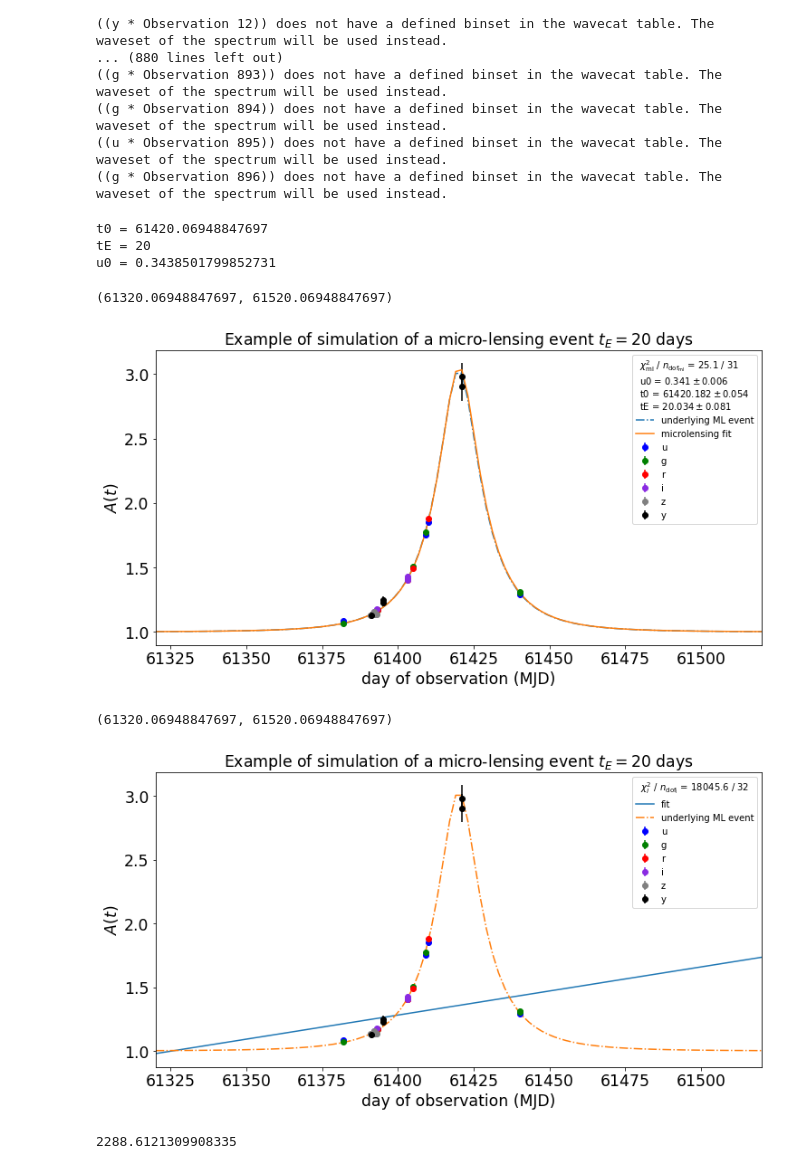
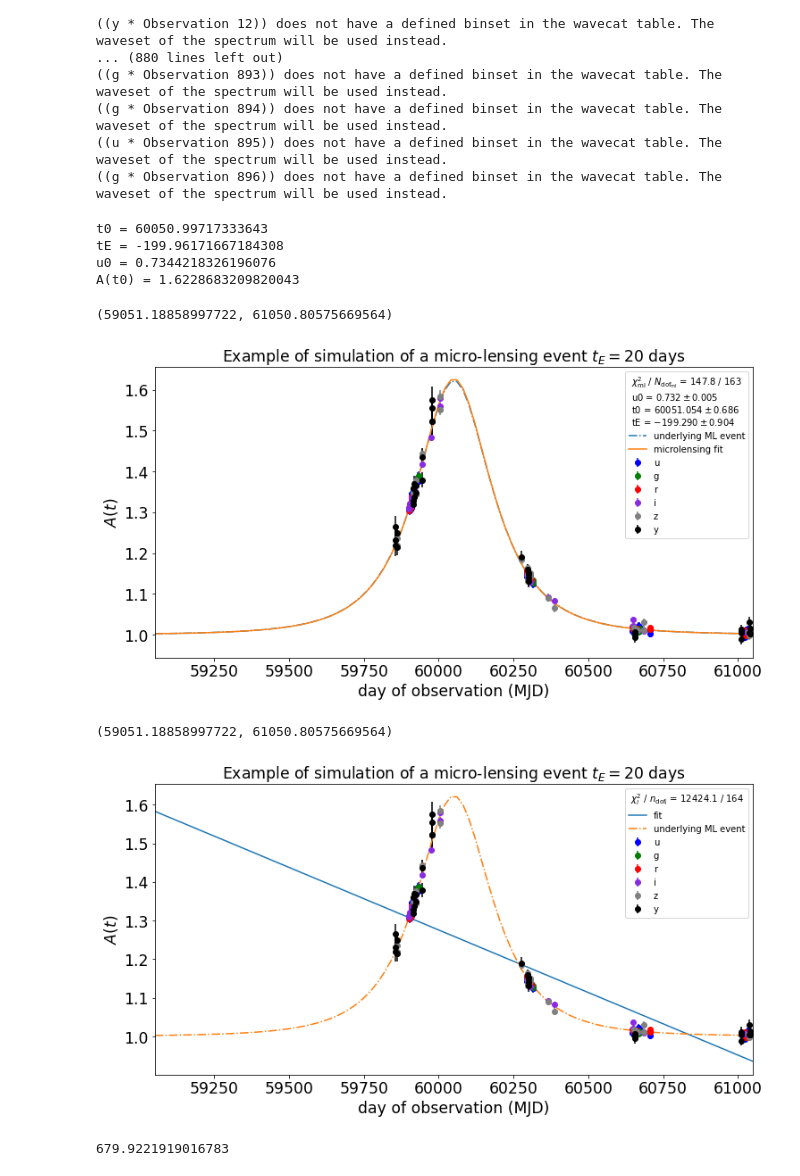
Before and after one commit to sylvielsstfr/StageM12021, a Jupyter notebook: notebooks Damien/Fit only.ipynb, the cells around one changed output. Cells and saved outputs as stored; diff of their text form; code cells hidden in the pictures.

```diff
--- a/notebooks Damien/Fit only.ipynb
+++ b/notebooks Damien/Fit only.ipynb
@@ -78,3 +94,9 @@ LSST_r = S.ArrayBandpass(df_LSST["wl"].values*10, df_LSST["r"].values, name = "r
 LSST_i = S.ArrayBandpass(df_LSST["wl"].values*10, df_LSST["i"].values, name = "i")
 LSST_z = S.ArrayBandpass(df_LSST["wl"].values*10, df_LSST["z"].values, name = "z")
 LSST_y = S.ArrayBandpass(df_LSST["wl"].values*10, df_LSST["y"].values, name = "y")
+# %%
+rg = RealisticGenerator(xvts=1000000)
+param=rg.generate_parameters(mass=10, nb_parameters=1000)
+
+plt.hist(param["tE"],bins=200);
+plt.xlabel("$t_E$ distribution for M = 10 Solar Masses")
@@ -220,7 +246,7 @@ all_count = []
 
 for obs in all_obs :
 
-    all_count.append(obs.countrate())
+    all_count.append(obs.countrate()*EXPOSURE)
 # %% [output]
 ((y * Observation 1)) does not have a defined binset in the wavecat table. The waveset of the spectrum will be used instead.
 ((y * Observation 2)) does not have a defined binset in the wavecat table. The waveset of the spectrum will be used instead.
@@ -245,34 +271,30 @@ N = []
 for i in range (len(bp_atmo)) :
 
     N.append(np.sqrt(N_pe[i] + all_count[i]))
-# %%
-sigma_N = []
-
-for i in range (len(bp_atmo)) :
-
-    sigma_N.append(np.sqrt(N[i]))
 # %%
 #Randomize parameters
 
 from random import *
 
-u0 = umin[randrange(len(umin))]
-t0 = list_t0[randrange(len(list_t0))]
+t0 = param["t0"][randrange(len(param["t0"]))]
+u0 = param["u0"][randrange(len(param["u0"]))]   #random u0 for every event
+tE = param["tE"][randrange(len(param["tE"]))]
 
 #tE distribution or value
 
-tE = 20
+#tE = 20
 
 #Time t
 
-tmin=t0-5.*tE
-tmax=t0+5.*tE
+tmin=t0-5.*abs(tE)
+tmax=t0+5.*abs(tE)
 ti=np.linspace(tmin,tmax,100)
 
 
 print("t0 = {}".format(t0)) #Display values
 print("tE = {}".format(tE))
 print("u0 = {}".format(u0))
+print("A(t0) = {}".format(A(u(t0))))
 
 
 
@@ -312,37 +334,37 @@ for i in range (len(df['observationStartMJD'])) :
 
     if (df["observationStartMJD"].values[i] >= tmin) and (df["observationStartMJD"].values[i] <= tmax) and ((df['fieldRA'][i] - galaxy_ra)**2 + (df['fieldDec'][i] - galaxy_dec)**2 < Circle.radius.value**2) :
 
-        amp_err.append(sigma_N[i] * A(u(df['observationStartMJD'].values[i]))/all_count[i])
+        amp_err.append(N[i] * A(u(df['observationStartMJD'].values[i]))/all_count[i])
 
         if (df['filter'].values[i] == 'u') :
 
 
-            amp_err_u.append(sigma_N[i] * A(u(df['observationStartMJD'].values[i]))/all_count[i])
+            amp_err_u.append(N[i] * A(u(df['observationStartMJD'].values[i]))/all_count[i])
 
         if (df['filter'].values[i] == 'g') :
 
 
-            amp_err_g.append(sigma_N[i] * A(u(df['observationStartMJD'].values[i]))/all_count[i])
+            amp_err_g.append(N[i] * A(u(df['observationStartMJD'].values[i]))/all_count[i])
 
         if (df['filter'].values[i] == 'r') :
 
 
-            amp_err_r.append(sigma_N[i] * A(u(df['observationStartMJD'].values[i]))/all_count[i])
+            amp_err_r.append(N[i] * A(u(df['observationStartMJD'].values[i]))/all_count[i])
 
         if (df['filter'].values[i] == 'i') :
 
 
-            amp_err_i.append(sigma_N[i] * A(u(df['observationStartMJD'].values[i]))/all_count[i])
+            amp_err_i.append(N[i] * A(u(df['observationStartMJD'].values[i]))/all_count[i])
 
         if (df['filter'].values[i] == 'z') :
 
 
-            amp_err_z.append(sigma_N[i] * A(u(df['observationStartMJD'].values[i]))/all_count[i])
+            amp_err_z.append(N[i] * A(u(df['observationStartMJD'].values[i]))/all_count[i])
 
         if (df['filter'].values[i] == 'y') :
 
 
-            amp_err_y.append(sigma_N[i] * A(u(df['observationStartMJD'].values[i]))/all_count[i])
+            amp_err_y.append(N[i] * A(u(df['observationStartMJD'].values[i]))/all_count[i])
 
 
 
@@ -382,39 +404,40 @@ y_y = A(u(df_event_times_y)) + amp_err_y * np.random.randn(len(x_y))
 plt.errorbar(x_u, y_u, amp_err_u, fmt="o", label="u", color = "b")  #Show data points with their respective photometric error
 plt.errorbar(x_g, y_g, amp_err_g, fmt="o", label="g", color = "g")  #Color depends on the filter
 plt.errorbar(x_r, y_r, amp_err_r, fmt="o", label="r", color = "r")
 plt.errorbar(x_i, y_i, amp_err_i, fmt="o", label="i", color = "blueviolet")
 plt.errorbar(x_z, y_z, amp_err_z, fmt="o", label="z", color ="grey")
 plt.errorbar(x_y, y_y, amp_err_y, fmt="o", label="y", color ="k")
 
 least_squares = LeastSquares(x, y, amp_err, Ab)        # Fit using the least squares method
 m = Minuit(least_squares, u0 = u0, t0 = t0, tE = tE)  #starting values for our parameters
 
 
 m.migrad() # finds minimum of least_squares function
 m.hesse()  # accurately computes uncertainties
 
 plt.plot(ti, Ab(ti, *m.values), label="microlensing fit")
 
 
 #Plot legend etc
 
 fit_info = [
-    f"$\\chi^2_\\mathrm{{ml}}$ / $n_\\mathrm{{dof_\\mathrm{{ml}}}}$ = {m.fval:.1f} / {len(x) - m.nfit}",    #Display fit info
+    f"$\\chi^2_\\mathrm{{ml}}$ / $N_\\mathrm{{dof_\\mathrm{{ml}}}}$ = {m.fval:.1f} / {len(x) - m.nfit}",    #Display fit info
 ]
 for p, v, e in zip(m.parameters, m.values, m.errors):
     fit_info.append(f"{p} = ${v:.3f} \\pm {e:.3f}$")
 
 plt.xlabel("day of observation (MJD)")
 plt.ylabel("$A(t)$")
 plt.title("Example of simulation of a micro-lensing event $t_E = 20$ days")
 plt.legend(title="\n".join(fit_info))
 plt.xlim(tmin,tmax)
 # %% [output]
-t0 = 61420.06948847697
-tE = 20
-u0 = 0.3438501799852731
+t0 = 60050.99717333643
+tE = -199.96171667184308
+u0 = 0.7344218326196076
+A(t0) = 1.6228683209820043
-(61320.06948847697, 61520.06948847697)
+(59051.18858997722, 61050.80575669564)
-[figure, old version]
+[figure, new version]
 # %%
 least_squares_line = LeastSquares(x, y, amp_err, linear) #linear least squares
 m_line = Minuit(least_squares_line, alpha=1, beta=1)
@@ -441,9 +464,9 @@ plt.title("Example of simulation of a micro-lensing event $t_E = 20$ days")
 plt.legend(title="\n".join(fit_info))
 plt.xlim(tmin,tmax)
 # %% [output]
-(61320.06948847697, 61520.06948847697)
+(59051.18858997722, 61050.80575669564)
-[figure, old version]
+[figure, new version]
 # %%
 (m_line.fval - m.fval)/np.sqrt(2*(len(x)- m.nfit))
 # %% [output]
-2288.6121309908335
+679.9221919016783
```
Also changed, not shown: parts of 3 cells of this notebook, 3 other files.
